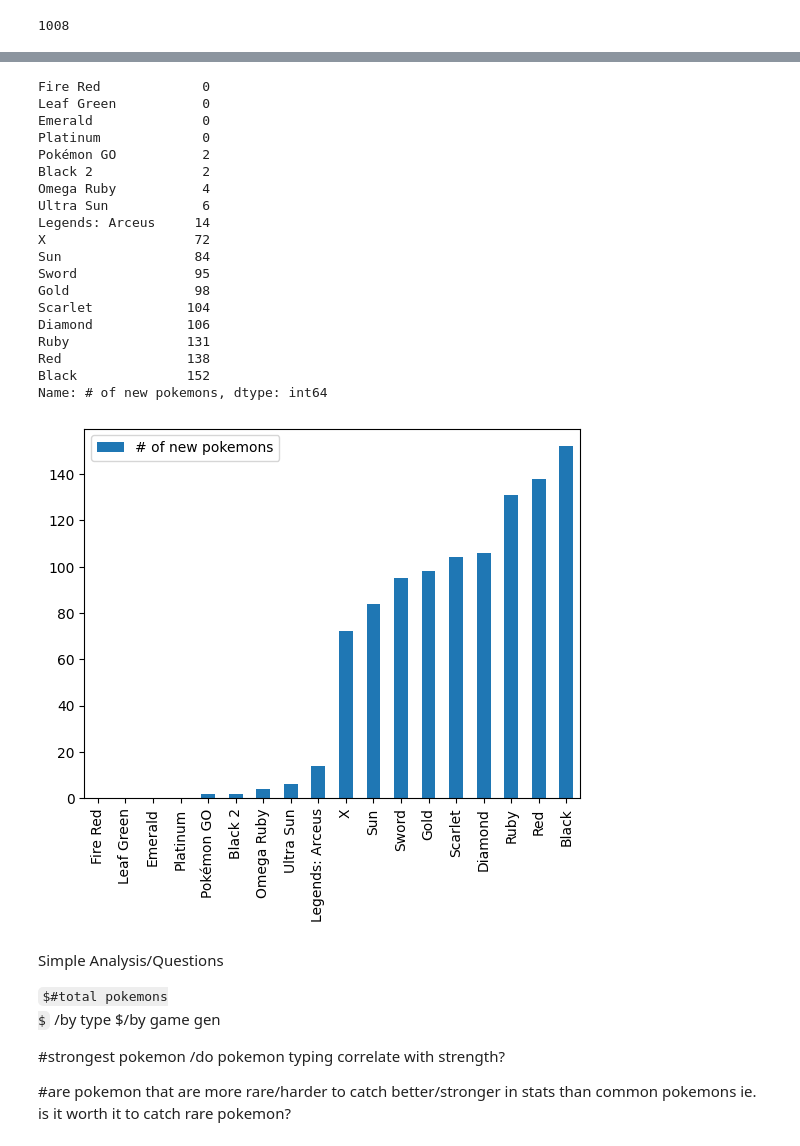
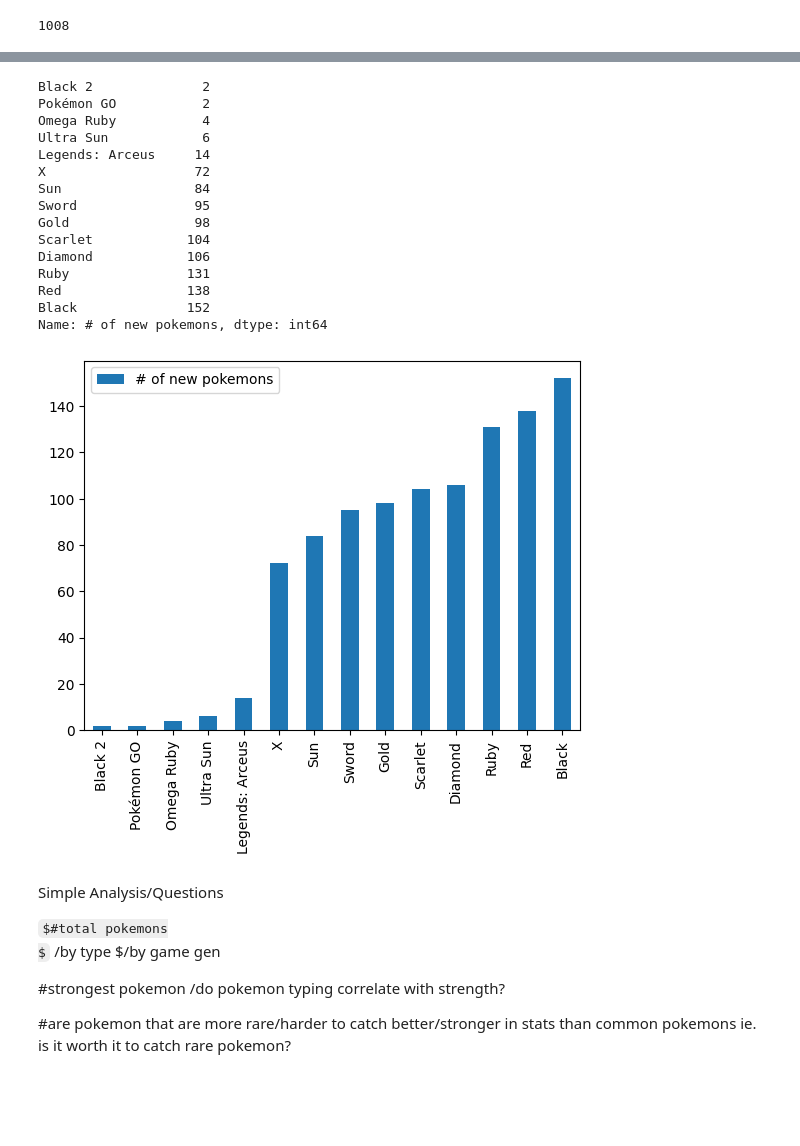
Before and after one commit to lu-tommy/pokemon-analysis, a Jupyter notebook: pokemonAnalysis.ipynb, the cells around one changed output, grey strips where cells are left out. Drawn from its saved outputs; the diff is of its cells as text; code cells hidden in the pictures; some formulas as TeX source; blank space fills up the shorter version.

```diff
--- a/pokemonAnalysis.ipynb
+++ b/pokemonAnalysis.ipynb
@@ -10,7 +10,6 @@ import matplotlib.pyplot as plt
 #loading in csv/grabbing specific columns
 df = pd.read_csv('Pokemon Database.csv',usecols=[
 'Pokemon Name',
-'Classification',
 'Primary Type',
 'Secondary Type',
 'Game(s) of Origin',
@@ -19,9 +18,9 @@ df = pd.read_csv('Pokemon Database.csv',usecols=[
 'Health Stat',
 'Attack Stat',
 'Defense Stat',
+'Speed Stat',
 'Special Attack Stat',
 'Special Defense Stat',
-'Speed Stat',
 'Base Stat Total',
 'Catch Rate'])
 #rename columns
@@ -48,3 +47,15 @@ Unique = df.drop_duplicates(subset='Name')
 print(len(Unique))
 # %% [output]
 1008
+# %%
+#pokemon stats
+Unique = Unique[['Name','Height','Weight','Attack','Defense','Speed','Base_Stat','Catch_Rate']]
+pokemonStats = pd.DataFrame(data=Unique)
+
+
+
+attack = pokemonStats[['Base_Stat','Attack']].sort_values(by="Attack")
+
+plots = attack.plot.scatter(x='Attack',y='Base_Stat')
+plots.plot()
+# plt.xlim(0, 100)
@@ -51,6 +91,6 @@ print(len(Unique))
 # %%
 #total pokemon and # of pokemon by type
-types = (df.Primary_Type.unique())
+types = (Unique.Primary_Type.unique())
 pokemonTypes = []
 pokemonTypesNum = []
 totalType = 0
@@ -99,6 +140,6 @@ Water        133
 # %%
 #total new pokemon and # of pokemon by gen
-gameOrigin = (df.Game_Origin.unique())
+gameOrigin = (Unique.Game_Origin.unique())
 totalGen = 0
 gen = []
 genNum = []
@@ -110,39 +151,35 @@ for i in gameOrigin:
         genNum.append(int(df2['Name'].nunique()))
     except:
         pass
 data = {'# of new pokemons':genNum}
 
 dataf = pd.DataFrame(data=data ,index=gen)
 dataf = dataf.sort_values(by=['# of new pokemons'])
 print(dataf['# of new pokemons'])
 dataf.plot.bar()
 
 
 
 plt.show()
 #from this chart we notice that majority of the pokemons were introduced in half of the games produced by the pokemon company.
 #this means the other games did not introduce any new pokemons/value to the end user besides the story.
 # %% [output]
-Fire Red             0
-Leaf Green           0
-Emerald              0
-Platinum             0
+Black 2              2
 Pokémon GO           2
-Black 2              2
 Omega Ruby           4
 Ultra Sun            6
 Legends: Arceus     14
 X                   72
 Sun                 84
 Sword               95
 Gold                98
 Scarlet            104
 Diamond            106
 Ruby               131
 Red                138
 Black              152
 Name: # of new pokemons, dtype: int64
-[figure, old version]
+[figure, new version]
 # %% [markdown]
 Simple Analysis/Questions
 
```
Also changed, not shown: parts of 5 cells of this notebook.
